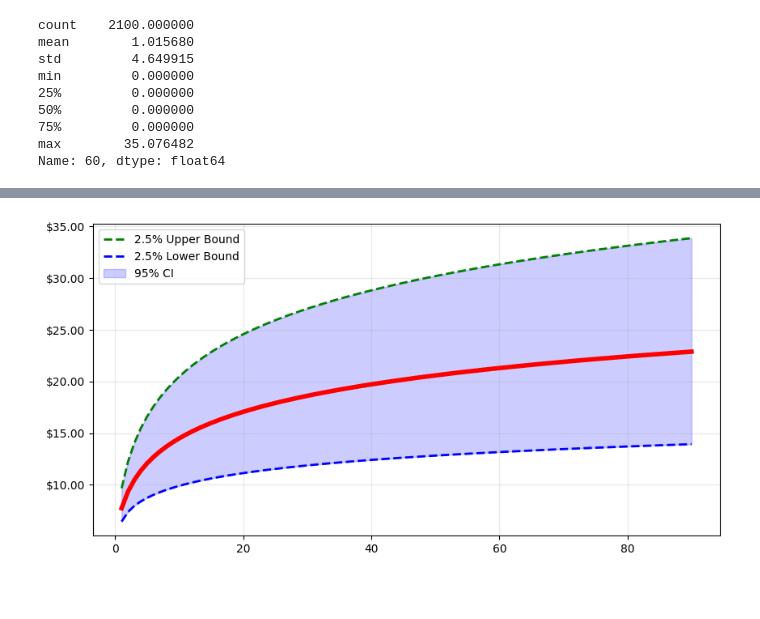
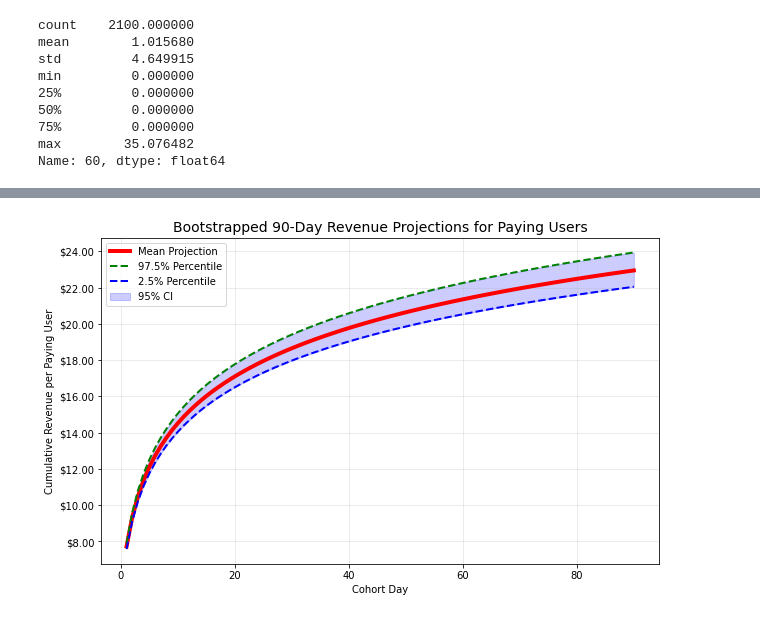
Before and after one commit to ESeufert/MDM_POSTS, a Jupyter notebook: POSTS/bootstrap_ltv/notebook.ipynb, the cells around one changed output, grey strips where cells are left out. Drawn from its saved outputs; the diff is of its cells as text; code cells hidden in the pictures; blank space fills up the shorter version.

```diff
--- a/POSTS/bootstrap_ltv/notebook.ipynb
+++ b/POSTS/bootstrap_ltv/notebook.ipynb
@@ -151,14 +151,13 @@ plt.show()
 # %% [output]
 [figure]
 # %%
-x_data = np.concatenate( [ x ] * len( non_zero_users ) )
+x_data = np.concatenate( [ x ] * len( paying_users_df ) )
 y_data = paying_users_df[ x ].values.flatten()
 popt, pcov = curve_fit( rev_function, x_data, y_data )
 
 fitted_values = [ rev_function( x_val, *popt ) for x_val in x ]
 
-## plot violin plus fitted values
-
+## plot
 fig, ax = plt.subplots( 1, 1, figsize=( 12, 5 ) )
 
 for i, row in paying_users_df.iterrows():
@@ -169,7 +168,6 @@ ax.plot( x, fitted_values, linewidth=4, color='red', linestyle='solid' )
 ax.grid( alpha=0.3 )
 ax.set_xticks( [ x_val for x_val in x if x_val in [ 1, 60 ] or x_val % 10 == 0  ] )
 
-y_tick = mtick.StrMethodFormatter( '${x:,.2f}' )
 ax.yaxis.set_major_formatter( y_tick )
 
 ax.set_xlabel( "Cohort Day" )
@@ -183,49 +181,62 @@ plt.show()
 # %%
+#############################
+##
+## bootstrap the paying users
+##
+#############################
 projection_endpoint = 90
+x_projected = np.arange( 1, projection_endpoint + 1 )
+n_bootstraps = 1000
 
-## create the projection dataframe
-x_projected = np.arange( 1, projection_endpoint + 1 )
-paying_users_bootstrap_projected_df = pd.DataFrame( columns=[ 'month' ] + list( x_projected ) )
+## bootstrapped container
+bootstrap_means = np.zeros( ( n_bootstraps, len( x_projected ) ) )
 
-## bootstrap the nonzero dataset 10x
-paying_users_bootstrap_df = paying_users_df.sample( frac=10, replace=True )
-
-for i, row in paying_users_bootstrap_df.iterrows():
-    ## run the curve fit on this row
+## project each user to day 90 based on their own cumulative rev data
+paying_users_projected_df = pd.DataFrame( columns=[ 'month' ] + list( x_projected ) )
+for i, row in paying_users_df.iterrows():
+    ## curve fit
     x_data = x
     y_data = row[ x ]
     popt, pcov = curve_fit( rev_function, x_data, y_data )
-    ## create the user's projection
+
+    ## fit user values
     fitted_values = [ rev_function( x_val, *popt ) for x_val in x_projected ]
-    ## add to the projection df
-    paying_users_bootstrap_projected_df.loc[ len( paying_users_bootstrap_projected_df ) ] = \
-        [ row[ 'month' ] ] + fitted_values
-    ## plot the user's projection
-    ax.plot( x_projected, fitted_values, color='gainsboro', alpha=0.1 )
 
-## create the plot
-fig, ax = plt.subplots( 1, 1, figsize=( 10, 5 ) )
+    ## add to projected df
+    paying_users_projected_df.loc[ len( paying_users_projected_df ) ] = [ row[ 'month' ] ] + fitted_values
 
-## mean of the projections
-paid_users_projection_mean = paying_users_bootstrap_projected_df[ x_projected ].mean()
-ax.plot( x_projected, paid_users_projection_mean, color='red', linewidth=4 )
+## bootstrap
+for i in range( n_bootstraps ):
+    bootstrap_sample = paying_users_projected_df.sample( n=len( paying_users_projected_df ), \
+                                                        replace=True )
+    bootstrap_means[ i ] = bootstrap_sample[ x_projected ].mean().values
 
-## CI
-lower_bound = paying_users_bootstrap_projected_df[ x_projected ].quantile( 0.025 )
-upper_bound = paying_users_bootstrap_projected_df[ x_projected ].quantile( 0.975 )
-ax.plot( x_projected, upper_bound, linestyle='--', linewidth=2, color='green', \
-    label='2.5% Upper Bound')
-ax.plot( x_projected, lower_bound, linestyle='--', linewidth=2, color='blue', \
-    label='2.5% Lower Bound')
+## overall bootstrap mean and CIs
+bootstrap_mean = np.mean( bootstrap_means, axis=0 )
+lower_bound = np.percentile( bootstrap_means, 2.5, axis=0 )
+upper_bound = np.percentile( bootstrap_means, 97.5, axis=0 )
+
+## plot
+fig, ax = plt.subplots( 1, 1, figsize=( 10, 6 ) )
+
+## plot the bootstrap mean
+ax.plot( x_projected, bootstrap_mean, color='red', linewidth=4, label='Mean Projection' )
+
+## plot CIs
+ax.plot( x_projected, upper_bound, linestyle='--', linewidth=2, color='green',
+       label='97.5% Percentile' )
+ax.plot( x_projected, lower_bound, linestyle='--', linewidth=2, color='blue',
+       label='2.5% Percentile' )
 ax.fill_between( x_projected, lower_bound, upper_bound, color='blue', alpha=0.2, label='95% CI' )
 
-y_tick = mtick.StrMethodFormatter( '${x:,.2f}' )
+## formating
 ax.yaxis.set_major_formatter( y_tick )
-
 ax.legend()
-
 ax.grid( alpha=0.3 )
+ax.set_xlabel( "Cohort Day" )
+ax.set_ylabel( "Cumulative Revenue per Paying User" )
+plt.title( "Bootstrapped 90-Day Revenue Projections for Paying Users", fontsize=14 )
 plt.show()
 # %% [output]
-[figure, old version]
+[figure, new version]
 # %%
```
Also changed, not shown: parts of 5 cells of this notebook.
